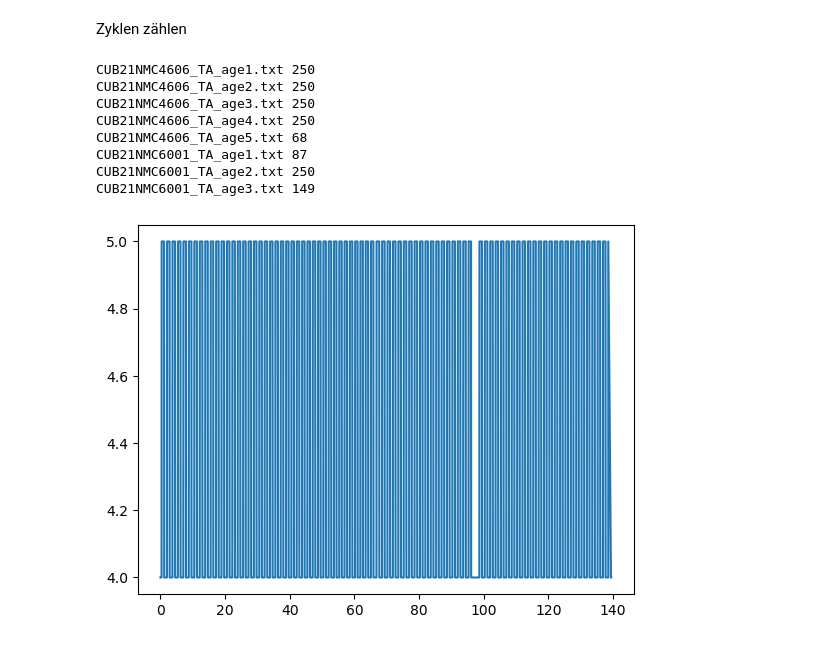
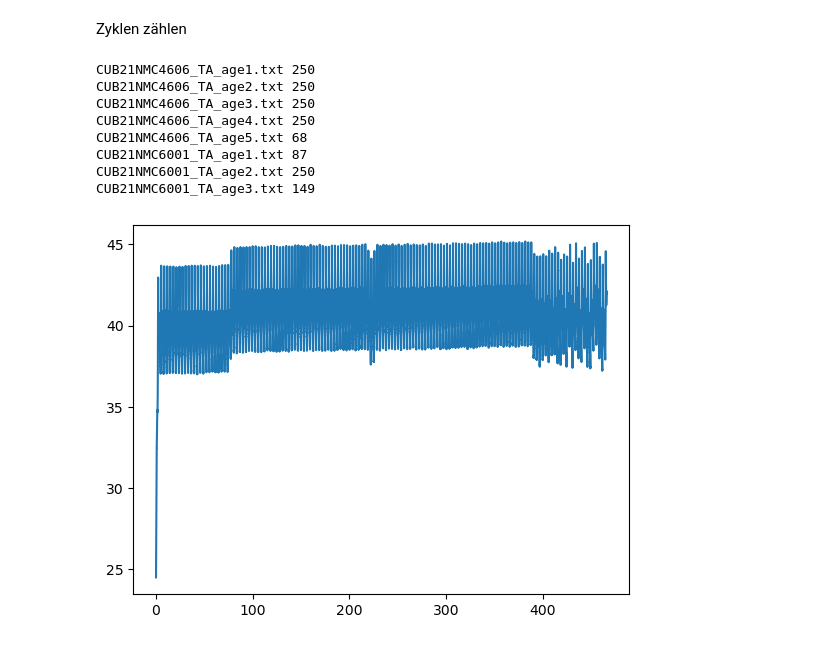
Before and after one commit to dieterduese/Projekt_Entropie, a Jupyter notebook: zyklen_check.ipynb, the cells around one changed output. Drawn from its saved outputs; the diff is of its cells as text; code cells hidden in the pictures.

```diff
--- a/zyklen_check.ipynb
+++ b/zyklen_check.ipynb
@@ -59,22 +59,22 @@ print(data_test['CUB21NMC4606_TA_age1.txt'][:5,:])
 # %% [markdown]
 Zyklen zählen
 # %%
-temp=filtplot(data_test["CUB21NMC6001_TA_age1.txt"],4,5,plot=1,col=1)
+temp=filtplot(data_test["CUB21NMC6001_TA_age3.txt"],0,100,plot=1,col=7)
 for i in data_test.keys():
     zyklen = 0
     for l in range(1, len(data_test[i])):
         if data_test[i][l-1, 1] == 5 and data_test[i][l, 1] == 4:
             zyklen += 1
         elif data_test[i][l-1, 1] == 5 and data_test[i][l, 1] == 7:
             zyklen+=1
     print(i, zyklen)
 # %% [output]
 CUB21NMC4606_TA_age1.txt 250
 CUB21NMC4606_TA_age2.txt 250
 CUB21NMC4606_TA_age3.txt 250
 CUB21NMC4606_TA_age4.txt 250
 CUB21NMC4606_TA_age5.txt 68
 CUB21NMC6001_TA_age1.txt 87
 CUB21NMC6001_TA_age2.txt 250
 CUB21NMC6001_TA_age3.txt 149
-[figure, old version]
+[figure, new version]
```
Also changed, not shown: 3 other files.
